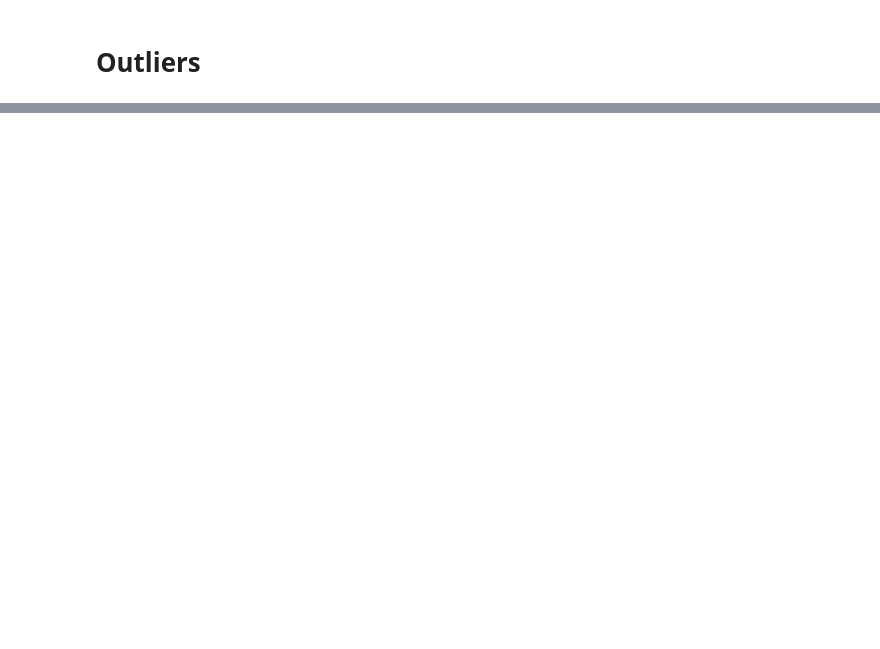
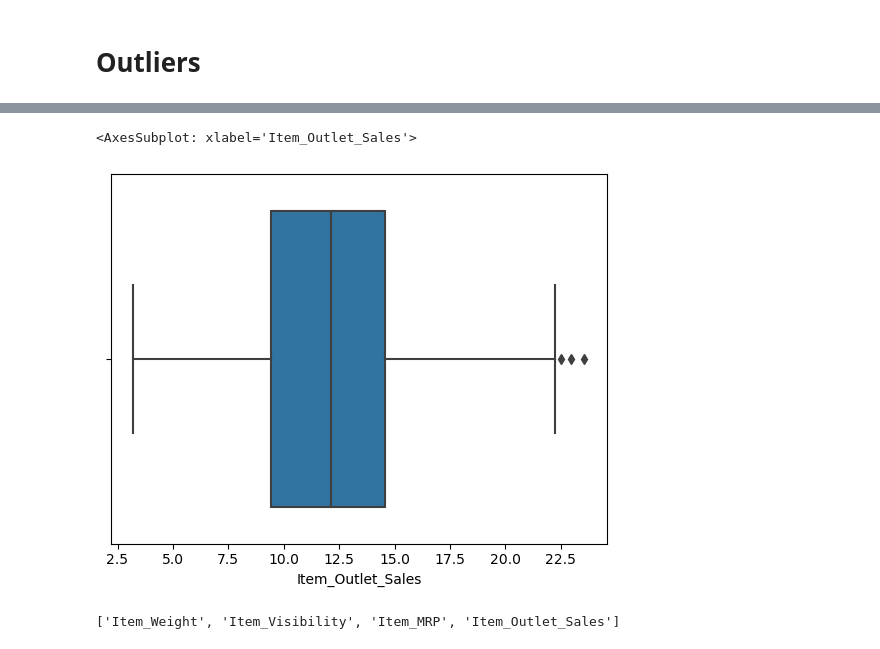
Before and after one commit to Technocolabs100/BigMart-Product-Outlet-Sales-Analysis-and-Prediction, a Jupyter notebook: BigMart_Project_Data_Preprocessing.ipynb, the cells around one changed output, grey strips where cells are left out. Drawn from its saved outputs; the diff is of its cells as text; code cells hidden in the pictures; blank space fills up the shorter version.

```diff
--- a/BigMart_Project_Data_Preprocessing.ipynb
+++ b/BigMart_Project_Data_Preprocessing.ipynb
@@ -177,0 +183,9 @@ for n, column in enumerate(columns):
+# %%
+sns.boxplot(x=np.cbrt(bigmart_data_edited['Item_Outlet_Sales']))
+# %% [output]
+<AxesSubplot: xlabel='Item_Outlet_Sales'>
+[figure, added]
+# %%
+print(numerical_cols)
+# %% [output]
+['Item_Weight', 'Item_Visibility', 'Item_MRP', 'Item_Outlet_Sales']
```
Also changed, not shown: parts of 18 cells of this notebook.
